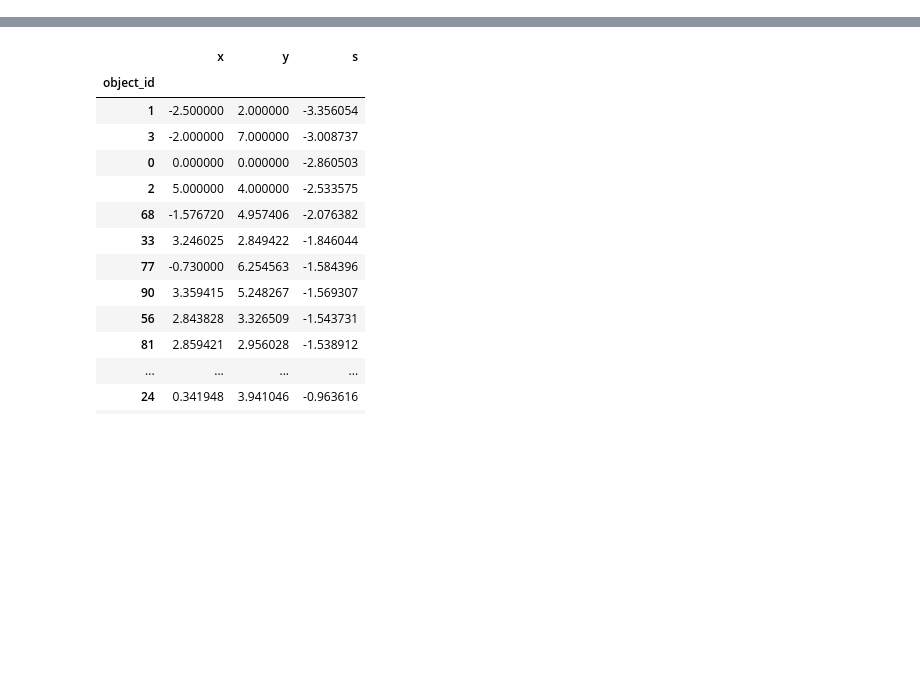
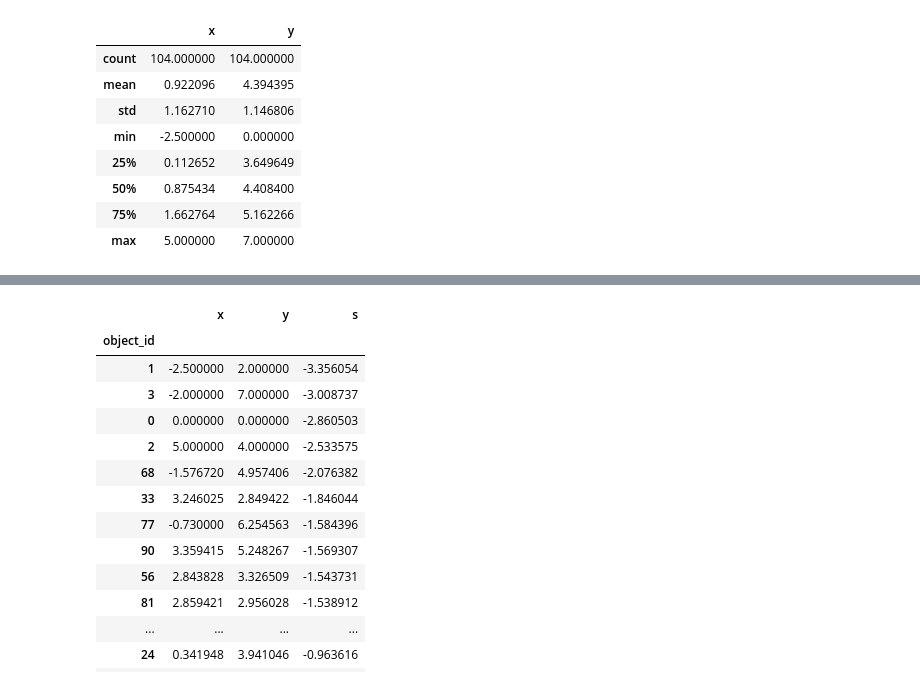
Before and after one commit to OnizukaLab/exdatamining, a Jupyter notebook: src/main/python/lof_sample.ipynb, the cells around one changed output, grey strips where cells are left out. Drawn from its saved outputs; the diff is of its cells as text; code cells hidden in the pictures; blank space fills up the shorter version.

```diff
--- a/src/main/python/lof_sample.ipynb
+++ b/src/main/python/lof_sample.ipynb
@@ -13,3 +13,15 @@ train = X[4:]
 test_anomaly = np.array([[0, 0], [-2.5, 2], [5, 4], [-2, 7]])
 # %%
 df = pd.read_csv("../../../../data/test/sample_lof.csv", index_col=0)
+# %%
+df.describe()
+# %% [output]
+|  | x | y |
+| count | 104.000000 | 104.000000 |
+| mean | 0.922096 | 4.394395 |
+| std | 1.162710 | 1.146806 |
+| min | -2.500000 | 0.000000 |
+| 25% | 0.112652 | 3.649649 |
+| 50% | 0.875434 | 4.408400 |
+| 75% | 1.662764 | 5.162266 |
+| max | 5.000000 | 7.000000 |
```
Also changed, not shown: parts of 1 cell of this notebook, 1 other file.
